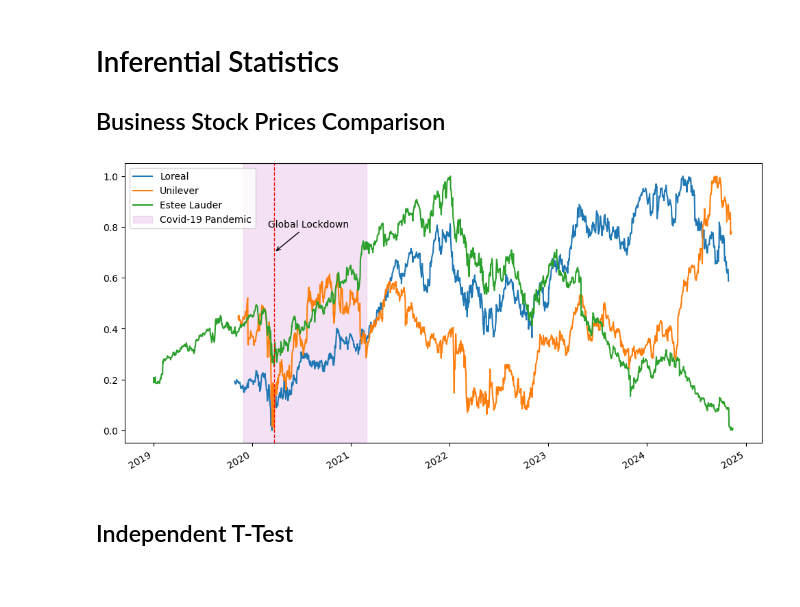
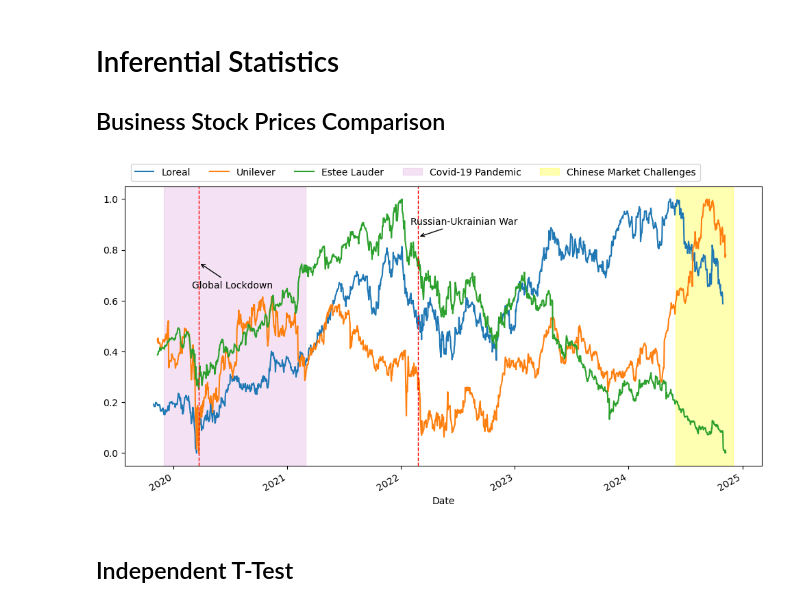
Before and after one commit to Ailey-Prmil/Statistics-Analysis-Project, a Jupyter notebook: Inferential Statistics/Comparison-Ttest.ipynb, the cells around one changed output. Cells and saved outputs as stored; diff of their text form; code cells hidden in the pictures; blank space fills up the shorter version.

Commit message:
Modify chart in T-test

```diff
--- a/Inferential Statistics/Comparison-Ttest.ipynb
+++ b/Inferential Statistics/Comparison-Ttest.ipynb
@@ -31,22 +31,29 @@ estee_close_scaled = pd.Series(estee_close_scaled.flatten(), index=estee_close.i
 # %%
 # Plot the brands closing prices
 fig, ax = plt.subplots(figsize=(12, 6))
 loreal_close_scaled.plot(label='Loreal')
 unilever_close_scaled.plot(label='Unilever')
 estee_close_scaled.plot(label='Estee Lauder')
 
 # Add shaded regions to the plot
 start_date = '2019-12-01'
 end_date = '2021-03-01'
 ax.axvspan(start_date, end_date, color='plum', alpha=0.3, label='Covid-19 Pandemic')
 
+war_declared = '2022-02-24'
+ax.axvline(x=war_declared, color='red', linestyle='--', linewidth=1)
+ax.annotate('Russian-Ukrainian War', xytext=('2022-02-01', 0.9), xy=(war_declared, 0.85), arrowprops=dict(facecolor='red', arrowstyle='->'))
 # add key events
 ax.axvline(x='2020-03-23', color='red', linestyle='--', linewidth=1)
-ax.annotate('Global Lockdown', xytext=('2020-03-01', 0.8), xy=('2020-03-23', 0.7), arrowprops=dict(facecolor='red', arrowstyle='->'))
-plt.legend()
+ax.annotate('Global Lockdown', xytext=('2020-03-01', 0.65), xy=('2020-03-23', 0.75), arrowprops=dict(facecolor='red', arrowstyle='->'))
+
+plummet_chinese_market = '2024-06-01'
+plummet_chinese_market_end = '2024-12-01' # until now
+ax.axvspan(plummet_chinese_market, plummet_chinese_market_end, color='yellow', alpha=0.3, label='Chinese Market Challenges')
+plt.legend(bbox_to_anchor=(0.01, 1.02), loc='lower left', borderaxespad=0, ncols=5)
 plt.show()
 # %% [output]
-[figure, old version]
+[figure, new version]
 # %% [markdown]
 ## Independent T-Test
 # %% [markdown]
```
